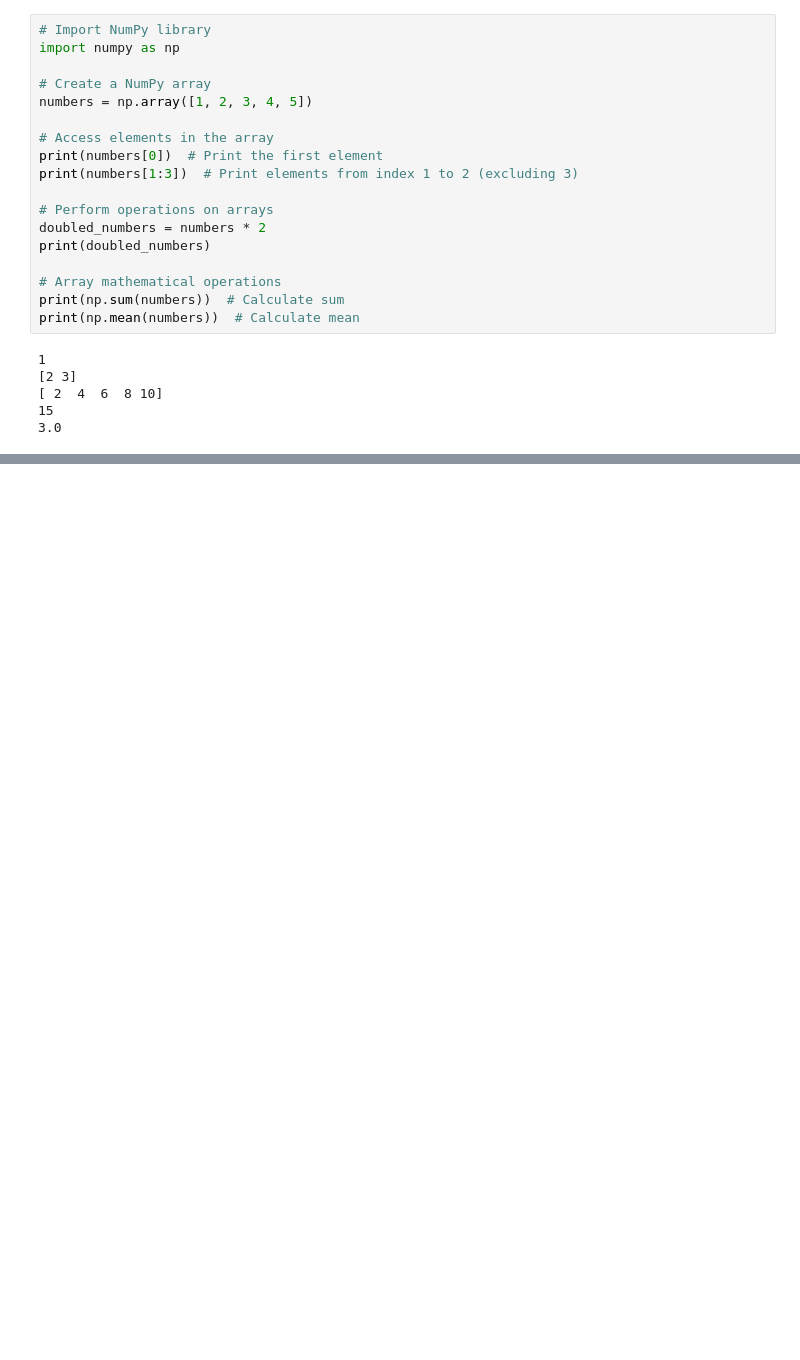
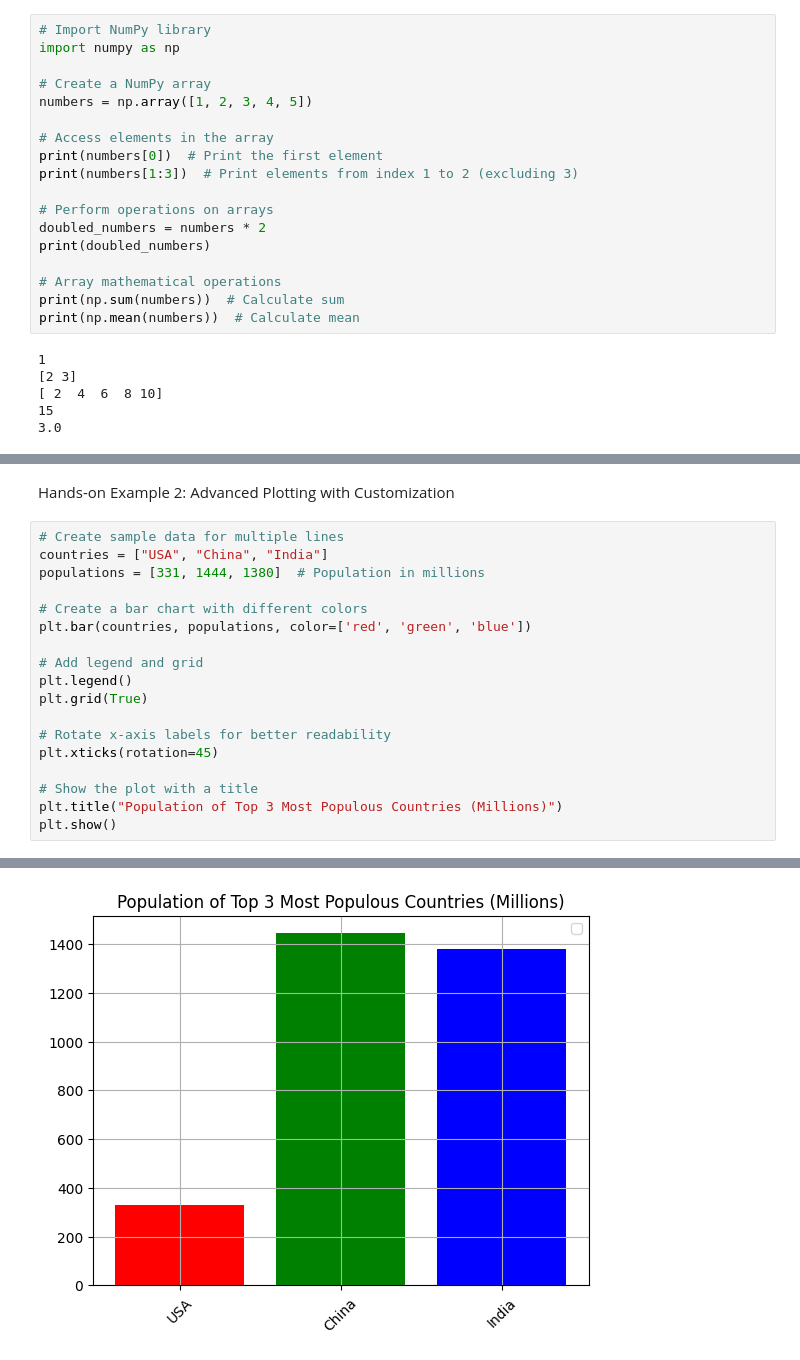
Before and after one commit to amrahmani/Pythorch, a Jupyter notebook: IntroNumPy_MatPlotLib_Pandas.ipynb, the cells around one changed output, grey strips where cells are left out. Cells and saved outputs as stored; diff of their text form; blank space fills up the shorter version.

```diff
--- a/IntroNumPy_MatPlotLib_Pandas.ipynb
+++ b/IntroNumPy_MatPlotLib_Pandas.ipynb
@@ -60,0 +175,21 @@ print(np.mean(numbers))  # Calculate mean
+# %% [markdown]
+Hands-on Example 2: Advanced Plotting with Customization
+# %%
+# Create sample data for multiple lines
+countries = ["USA", "China", "India"]
+populations = [331, 1444, 1380]  # Population in millions
+
+# Create a bar chart with different colors
+plt.bar(countries, populations, color=['red', 'green', 'blue'])
+
+# Add legend and grid
+plt.legend()
+plt.grid(True)
+
+# Rotate x-axis labels for better readability
+plt.xticks(rotation=45)
+
+# Show the plot with a title
+plt.title("Population of Top 3 Most Populous Countries (Millions)")
+plt.show()
+# %% [output]
@@ -60,0 +197 @@ print(np.mean(numbers))  # Calculate mean
+[figure, added]
```
Also changed, not shown: parts of 7 cells of this notebook.
